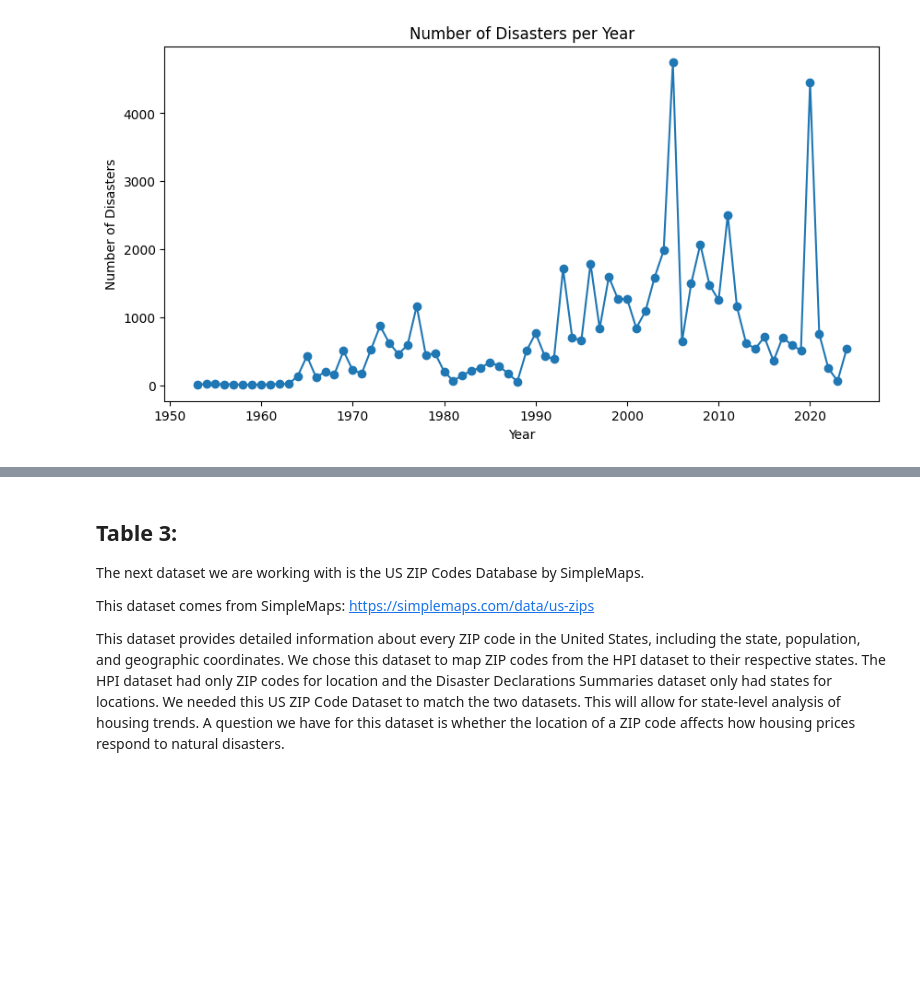
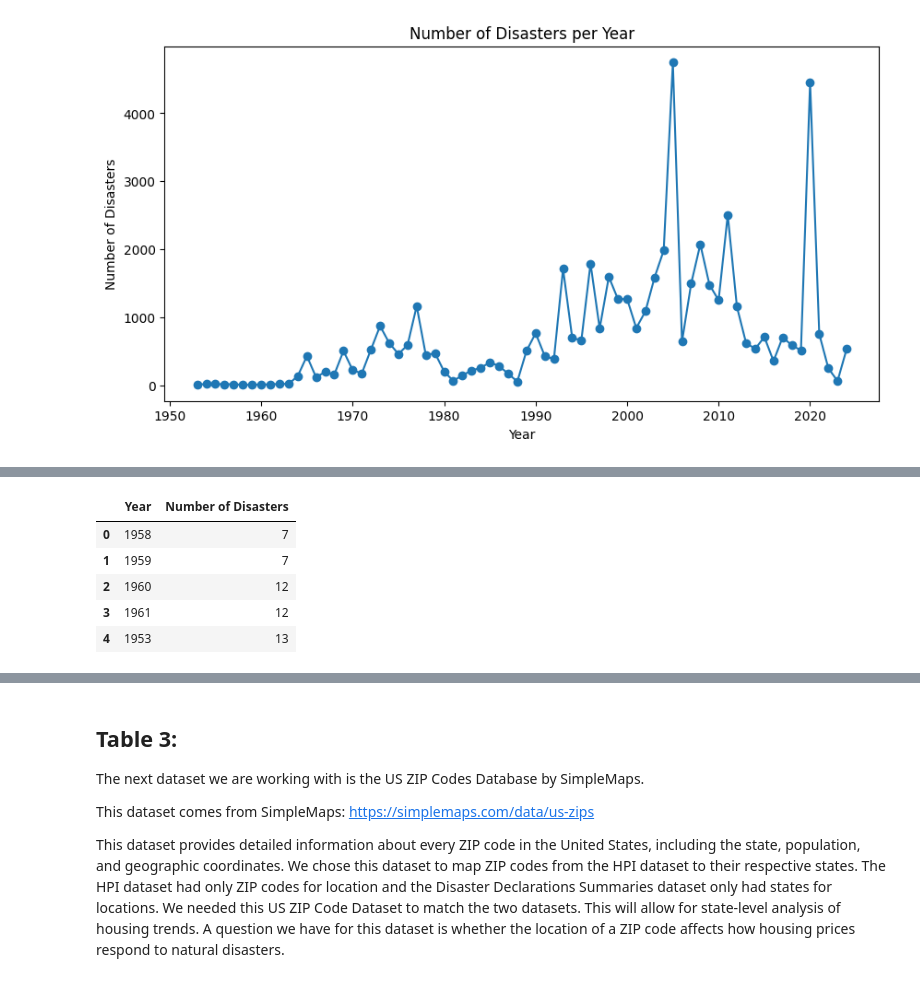
Before and after one commit to sofiadellarosa/FinalProjectDS, a Jupyter notebook: DSproject.ipynb, the cells around one changed output, grey strips where cells are left out. Saved outputs shown, nothing was run; the diff lists cells and outputs as text; code cells hidden in the pictures; blank space fills up the shorter version.

```diff
--- a/DSproject.ipynb
+++ b/DSproject.ipynb
@@ -402,0 +440,17 @@ plt.show()
+# %%
+# Count the number of disasters per year
+disasters_per_year = disasterDeclaration_df['Incident Year'].value_counts().sort_values(ascending=True)
+
+# Convert to a DataFrame
+low_disaster_years = disasters_per_year.reset_index()
+low_disaster_years.columns = ['Year', 'Number of Disasters']
+
+# Display the lowest 5 years with the least disasters
+low_disaster_years.head(5)
+# %% [output]
+|  | Year | Number of Disasters |
+| 0 | 1958 | 7 |
+| 1 | 1959 | 7 |
+| 2 | 1960 | 12 |
+| 3 | 1961 | 12 |
+| 4 | 1953 | 13 |
```
Also changed, not shown: parts of 18 cells of this notebook.
